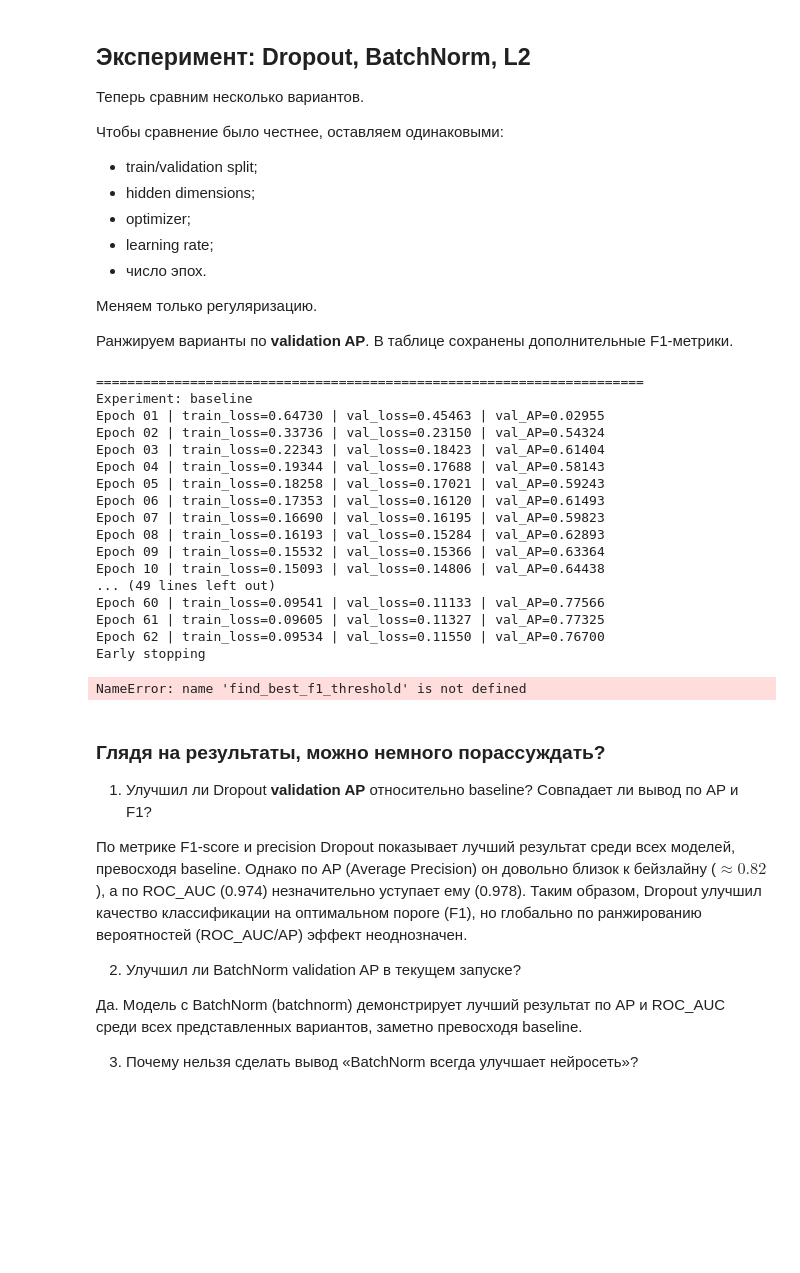
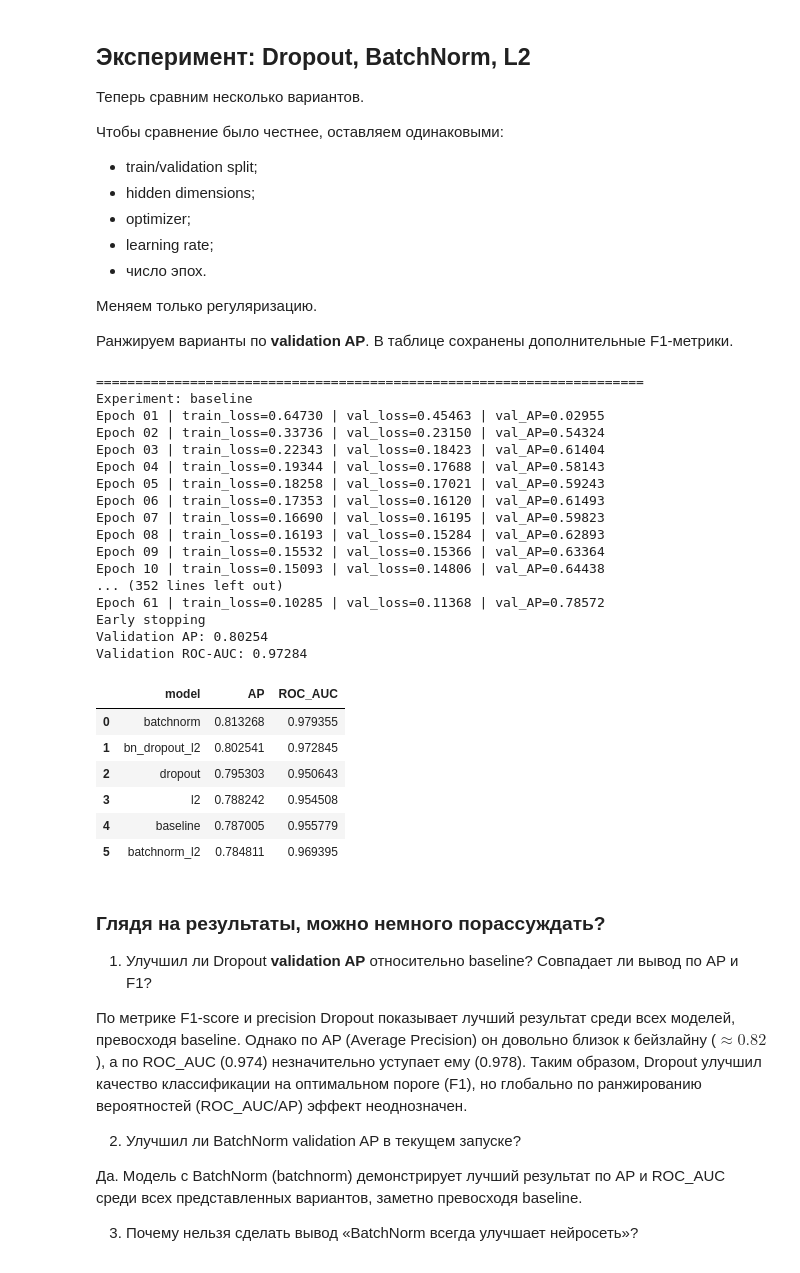
Before and after one commit to NoReasToSurr/DL-hw, a Jupyter notebook: mlp_credit_card_fraud_tutorial (~63 score).ipynb, the cells around one changed output. Saved outputs shown, nothing was run; the diff lists cells and outputs as text; code cells hidden in the pictures; blank space fills up the shorter version.

```diff
--- a/mlp_credit_card_fraud_tutorial (~63 score).ipynb
+++ b/mlp_credit_card_fraud_tutorial (~63 score).ipynb
@@ -764,50 +789,67 @@ for name, cfg in experiments.items():
         lr=1e-3,
         weight_decay=cfg["weight_decay"],
         patience=10,
-
     )
 
-    y_true_tmp, scores_tmp = predict_classifier(model, val_loader)
-    threshold_info = find_best_f1_threshold(y_true_tmp, scores_tmp)
+    y_true_tmp, scores_tmp = predict_classifier(
+        model,
+        val_loader
+    )
+
+    ap = average_precision_score(
+        y_true_tmp,
+        scores_tmp
+    )
+
+    roc_auc = roc_auc_score(
+        y_true_tmp,
+        scores_tmp
+    )
 
     classifier_results.append({
         "model": name,
-        "AP": average_precision_score(y_true_tmp, scores_tmp),
-        "ROC_AUC": roc_auc_score(y_true_tmp, scores_tmp),
-        "best_F1": threshold_info["f1"],
-        "precision_at_best_F1": threshold_info["precision"],
-        "recall_at_best_F1": threshold_info["recall"],
-        "threshold": threshold_info["threshold"],
+        "AP": ap,
+        "ROC_AUC": roc_auc,
     })
 
     trained_classifiers[name] = model
+
+    print(f"Validation AP: {ap:.5f}")
+    print(f"Validation ROC-AUC: {roc_auc:.5f}")
+
 
 classifier_results_df = (
     pd.DataFrame(classifier_results)
     .sort_values("AP", ascending=False)
     .reset_index(drop=True)
 )
 
 classifier_results_df
 # %% [output]
 ======================================================================
 Experiment: baseline
 Epoch 01 | train_loss=0.64730 | val_loss=0.45463 | val_AP=0.02955
 Epoch 02 | train_loss=0.33736 | val_loss=0.23150 | val_AP=0.54324
 Epoch 03 | train_loss=0.22343 | val_loss=0.18423 | val_AP=0.61404
 Epoch 04 | train_loss=0.19344 | val_loss=0.17688 | val_AP=0.58143
 Epoch 05 | train_loss=0.18258 | val_loss=0.17021 | val_AP=0.59243
 Epoch 06 | train_loss=0.17353 | val_loss=0.16120 | val_AP=0.61493
 Epoch 07 | train_loss=0.16690 | val_loss=0.16195 | val_AP=0.59823
 Epoch 08 | train_loss=0.16193 | val_loss=0.15284 | val_AP=0.62893
 Epoch 09 | train_loss=0.15532 | val_loss=0.15366 | val_AP=0.63364
 Epoch 10 | train_loss=0.15093 | val_loss=0.14806 | val_AP=0.64438
-... (49 lines left out)
-Epoch 60 | train_loss=0.09541 | val_loss=0.11133 | val_AP=0.77566
-Epoch 61 | train_loss=0.09605 | val_loss=0.11327 | val_AP=0.77325
-Epoch 62 | train_loss=0.09534 | val_loss=0.11550 | val_AP=0.76700
+... (352 lines left out)
+Epoch 61 | train_loss=0.10285 | val_loss=0.11368 | val_AP=0.78572
 Early stopping
+Validation AP: 0.80254
+Validation ROC-AUC: 0.97284
-NameError: name 'find_best_f1_threshold' is not defined
+|  | model | AP | ROC_AUC |
+| 0 | batchnorm | 0.813268 | 0.979355 |
+| 1 | bn_dropout_l2 | 0.802541 | 0.972845 |
+| 2 | dropout | 0.795303 | 0.950643 |
+| 3 | l2 | 0.788242 | 0.954508 |
+| 4 | baseline | 0.787005 | 0.955779 |
+| 5 | batchnorm_l2 | 0.784811 | 0.969395 |
 # %% [markdown]
 ### Глядя на результаты, можно немного порассуждать?
 
```
Also changed, not shown: parts of 32 cells of this notebook.
